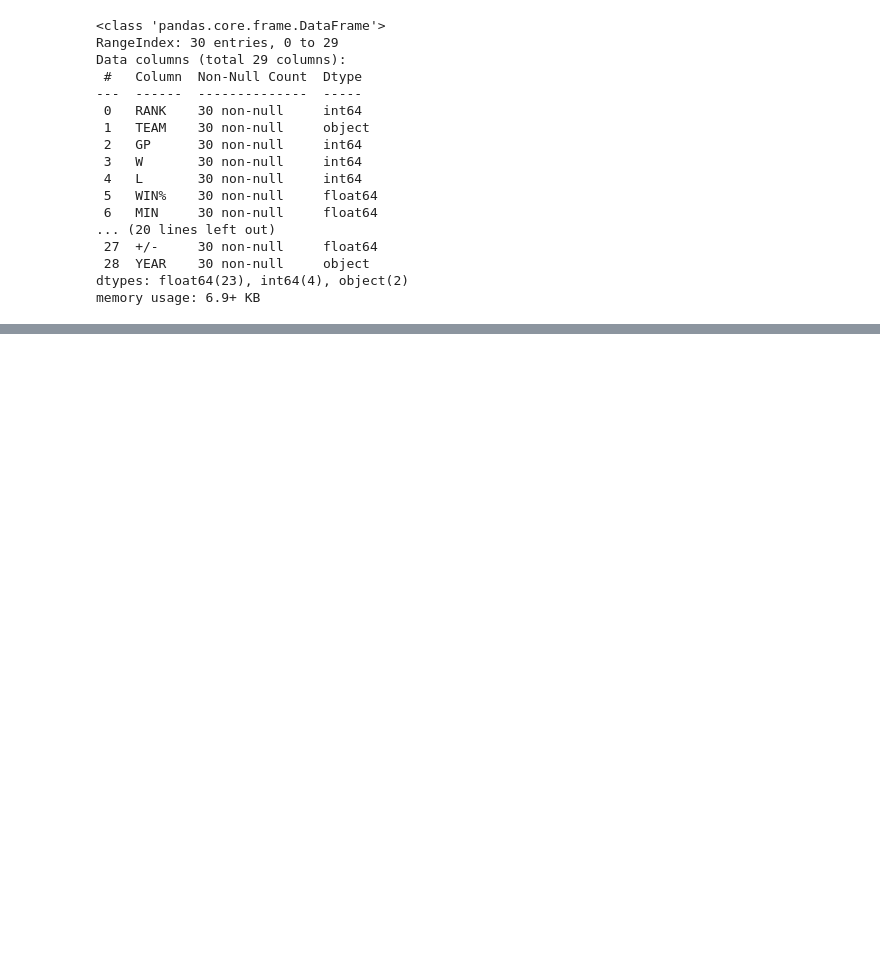
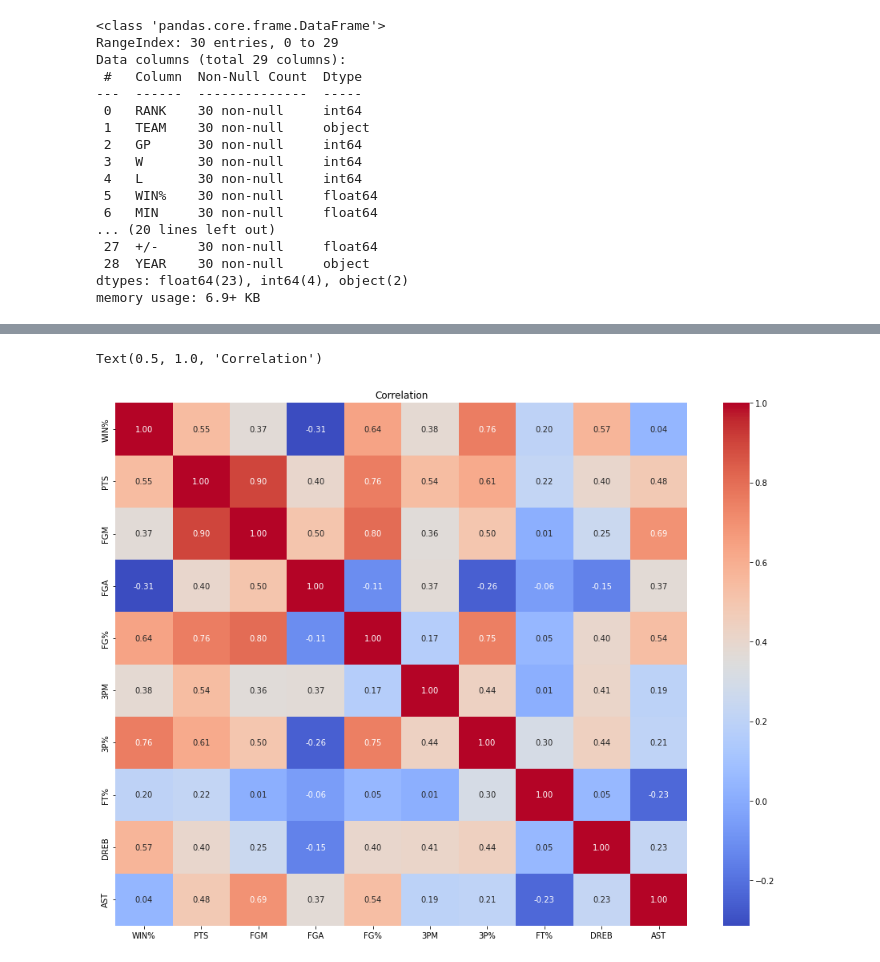
Before and after one commit to VincentGordon-Data-Analyst/nba-web-scraping-project, a Jupyter notebook: nba-team-stats.ipynb, the cells around one changed output, grey strips where cells are left out. Drawn from its saved outputs; the diff is of its cells as text; code cells hidden in the pictures; blank space fills up the shorter version.

```diff
--- a/nba-team-stats.ipynb
+++ b/nba-team-stats.ipynb
@@ -295,0 +302,3 @@ team_stats.to_csv(file_path, index=False)
+# %%
+df = pd.read_csv('team_stats.csv')
+df
@@ -295,0 +373,15 @@ team_stats.to_csv(file_path, index=False)
+# %%
+heatmap_columns = ['WIN%', 'PTS', 'FGM', 'FGA', 'FG%', '3PM', '3P%',
+                   'FT%', 'DREB','AST']
+
+# Create heatmap dataframe
+heatmap_data = df[heatmap_columns]
+
+
+#Create heatmap
+plt.figure(figsize=(16,12))
+sns.heatmap(heatmap_data.corr(), annot=True, cmap='coolwarm', fmt='.2f')
+plt.title('Correlation')
+# %% [output]
+Text(0.5, 1.0, 'Correlation')
+[figure, added]
```
Also changed, not shown: parts of 7 cells of this notebook.
